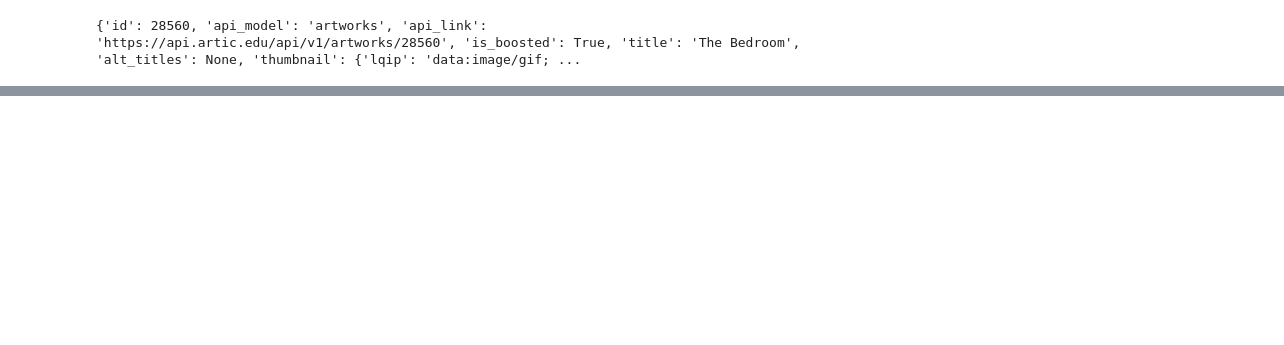
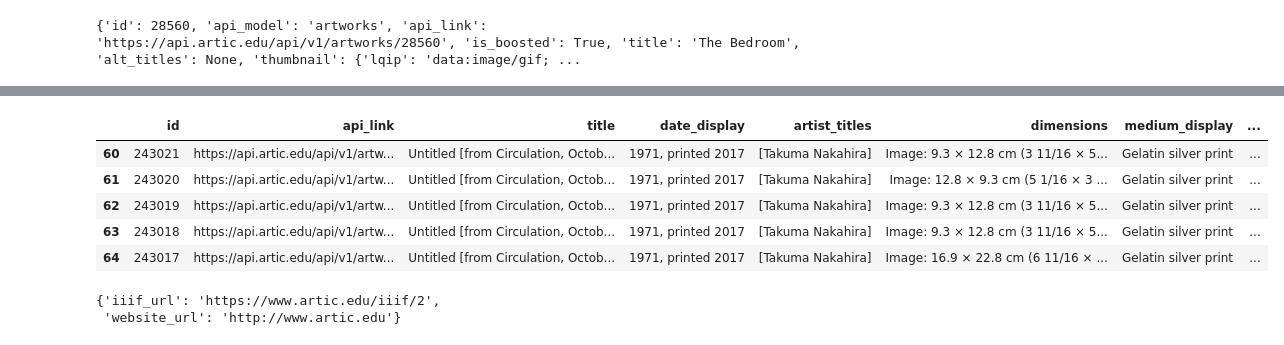
Before and after one commit to Team-Project-22/modeling, a Jupyter notebook: Test_code/Dataset_Chicago.ipynb, the cells around one changed output, grey strips where cells are left out. Cells and saved outputs as stored; diff of their text form; code cells hidden in the pictures; blank space fills up the shorter version.

```diff
--- a/Test_code/Dataset_Chicago.ipynb
+++ b/Test_code/Dataset_Chicago.ipynb
@@ -73,0 +57,14 @@ df.loc[:, ["id", "api_link"]]
+# %%
+df.tail()
+# %% [output]
+|  | id | api_link | title | date_display | artist_titles | dimensions | medium_display | ... |
+| 60 | 243021 | https://api.artic.edu/api/v1/artw... | Untitled [from Circulation, Octob... | 1971, printed 2017 | [Takuma Nakahira] | Image: 9.3 × 12.8 cm (3 11/16 × 5... | Gelatin silver print | ... |
+| 61 | 243020 | https://api.artic.edu/api/v1/artw... | Untitled [from Circulation, Octob... | 1971, printed 2017 | [Takuma Nakahira] | Image: 12.8 × 9.3 cm (5 1/16 × 3 ... | Gelatin silver print | ... |
+| 62 | 243019 | https://api.artic.edu/api/v1/artw... | Untitled [from Circulation, Octob... | 1971, printed 2017 | [Takuma Nakahira] | Image: 9.3 × 12.8 cm (3 11/16 × 5... | Gelatin silver print | ... |
+| 63 | 243018 | https://api.artic.edu/api/v1/artw... | Untitled [from Circulation, Octob... | 1971, printed 2017 | [Takuma Nakahira] | Image: 9.3 × 12.8 cm (3 11/16 × 5... | Gelatin silver print | ... |
+| 64 | 243017 | https://api.artic.edu/api/v1/artw... | Untitled [from Circulation, Octob... | 1971, printed 2017 | [Takuma Nakahira] | Image: 16.9 × 22.8 cm (6 11/16 × ... | Gelatin silver print | ... |
+# %%
+pagination["config"]
+# %% [output]
+{'iiif_url': 'https://www.artic.edu/iiif/2',
+ 'website_url': 'http://www.artic.edu'}
```
Also changed, not shown: parts of 9 cells of this notebook.
